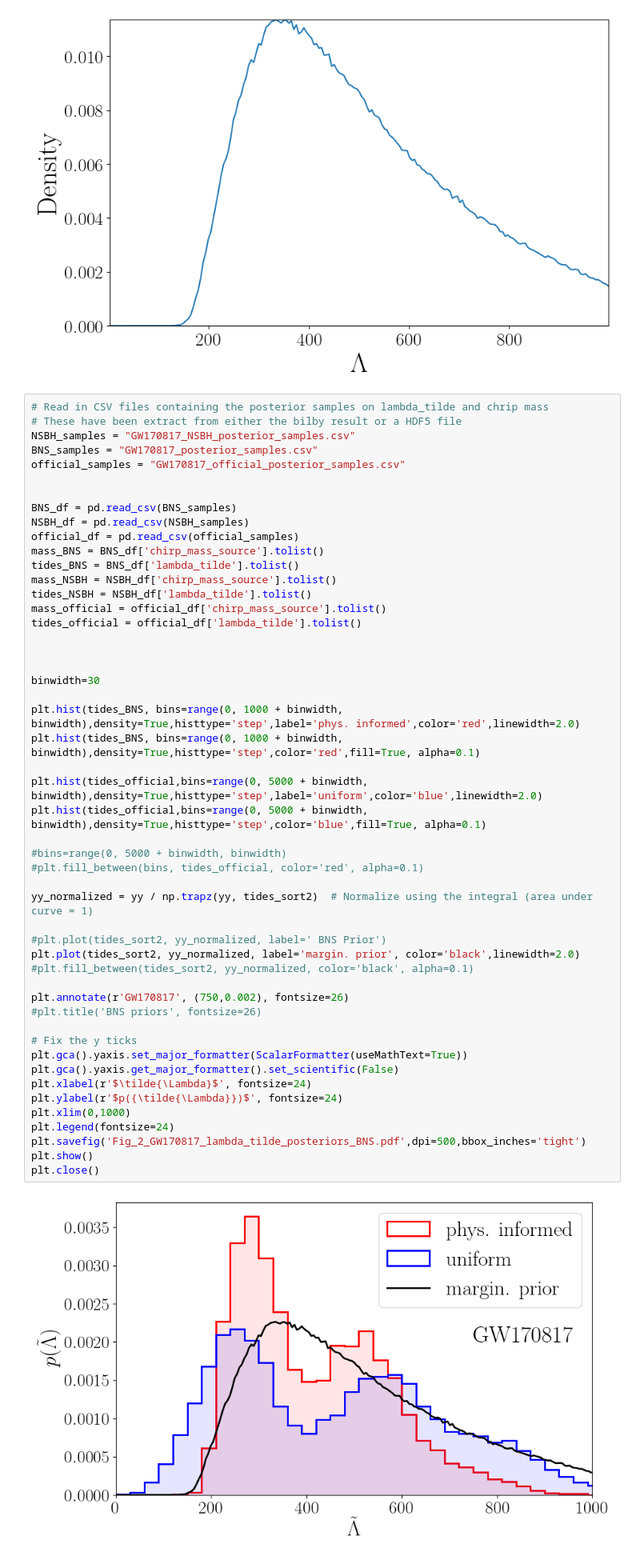
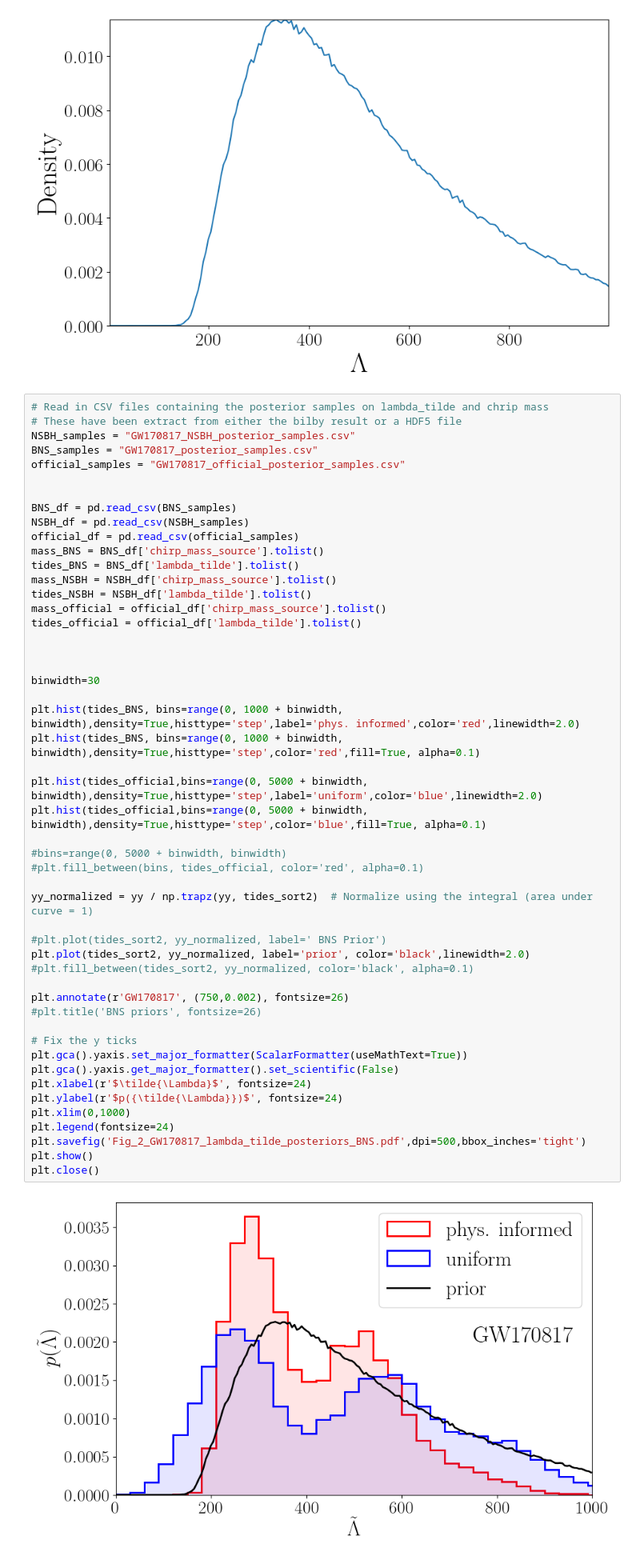
Before and after one commit to EckerChristian/MCLambdaBHNS, a Jupyter notebook: plotting_code/Fig_2_GW170817_lambda_tilde_with_prior.ipynb, the cells around one changed output. Shown at 80% size. Drawn from its saved outputs; the diff is of its cells as text.

```diff
--- a/plotting_code/Fig_2_GW170817_lambda_tilde_with_prior.ipynb
+++ b/plotting_code/Fig_2_GW170817_lambda_tilde_with_prior.ipynb
@@ -82,35 +82,35 @@ tides_official = official_df['lambda_tilde'].tolist()
 binwidth=30
 
 plt.hist(tides_BNS, bins=range(0, 1000 + binwidth, binwidth),density=True,histtype='step',label='phys. informed',color='red',linewidth=2.0)
 plt.hist(tides_BNS, bins=range(0, 1000 + binwidth, binwidth),density=True,histtype='step',color='red',fill=True, alpha=0.1)
 
 plt.hist(tides_official,bins=range(0, 5000 + binwidth, binwidth),density=True,histtype='step',label='uniform',color='blue',linewidth=2.0)
 plt.hist(tides_official,bins=range(0, 5000 + binwidth, binwidth),density=True,histtype='step',color='blue',fill=True, alpha=0.1)
 
 #bins=range(0, 5000 + binwidth, binwidth)
 #plt.fill_between(bins, tides_official, color='red', alpha=0.1)
 
 yy_normalized = yy / np.trapz(yy, tides_sort2)  # Normalize using the integral (area under curve = 1)
 
 #plt.plot(tides_sort2, yy_normalized, label=' BNS Prior')
-plt.plot(tides_sort2, yy_normalized, label='margin. prior', color='black',linewidth=2.0)
+plt.plot(tides_sort2, yy_normalized, label='prior', color='black',linewidth=2.0)
 #plt.fill_between(tides_sort2, yy_normalized, color='black', alpha=0.1)
 
 plt.annotate(r'GW170817', (750,0.002), fontsize=26)
 #plt.title('BNS priors', fontsize=26)
 
 # Fix the y ticks
 plt.gca().yaxis.set_major_formatter(ScalarFormatter(useMathText=True))
 plt.gca().yaxis.get_major_formatter().set_scientific(False)
 plt.xlabel(r'$\tilde{\Lambda}$', fontsize=24)
 plt.ylabel(r'$p({\tilde{\Lambda}})$', fontsize=24)
 plt.xlim(0,1000)
 plt.legend(fontsize=24)
 plt.savefig('Fig_2_GW170817_lambda_tilde_posteriors_BNS.pdf',dpi=500,bbox_inches='tight')
 plt.show()
 plt.close()
 # %% [output]
-[figure, old version]
+[figure, new version]
 # %%
 # Define the NSBH prior
 # Read in the prior
```
Also changed, not shown: 5 other files.
